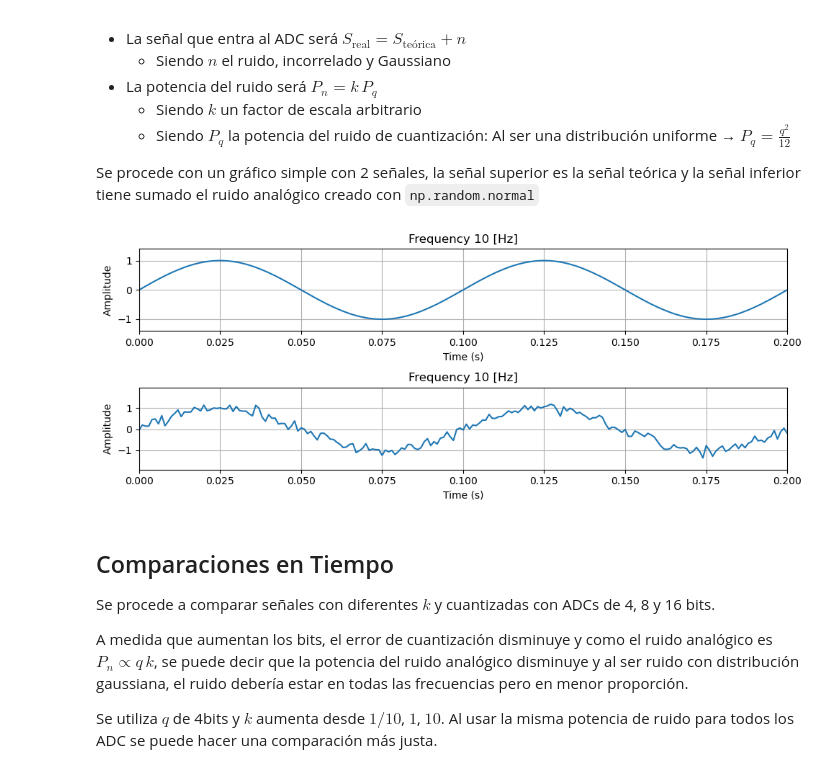
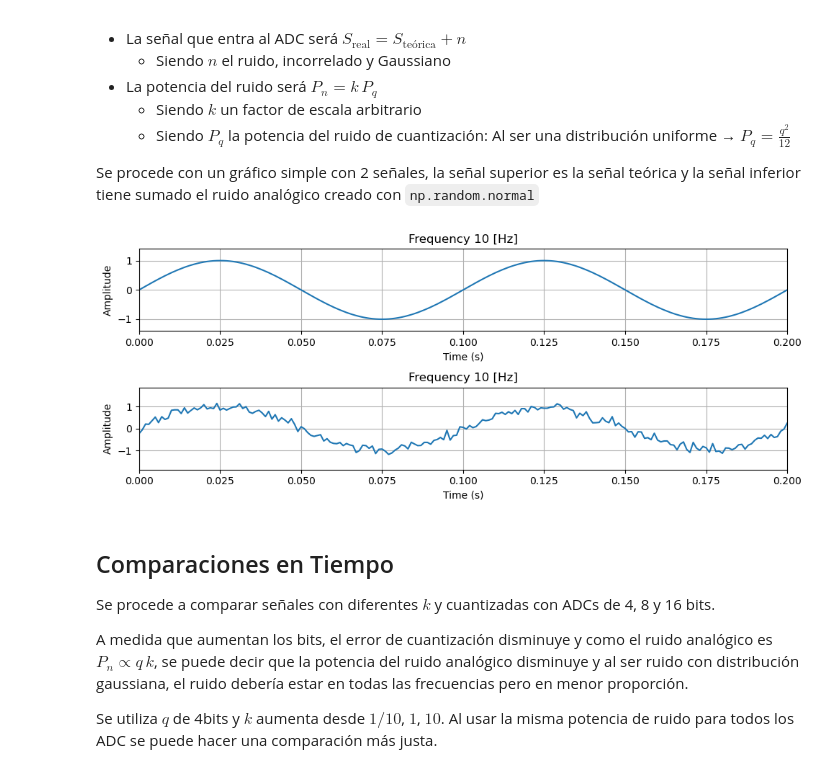
Before and after one commit to federico-b-ee/PDS-2024, a Jupyter notebook: TS4/notebook.ipynb, the cells around one changed output. Cells and saved outputs as stored; diff of their text form; code cells hidden in the pictures.

```diff
--- a/TS4/notebook.ipynb
+++ b/TS4/notebook.ipynb
@@ -25,37 +25,36 @@ Se procede con un gráfico simple con 2 señales, la señal superior es la seña
 # %%
 # @title: Generación de Ruido Uniforme Normalizado
 import sys
 import os
 
 sys.path.append(os.path.abspath(".."))
 from pds_utils import plotter, sine
 
 import numpy as np
 
 amplitude = 1
 # Se alimenta el adc con vcc y vee
 # Utilizando la amplitud de la señal
-vcc = amplitude*2
-vee = -amplitude*2
+vcc = amplitude * 2
+vee = -amplitude * 2
 
 # Señal a cuantizar
 fs = N = 1000
 f = 10
 t, sr = sine.wave(
     sampling_freq=fs, samples=N, amplitude=amplitude, dc_level=0, frequency=f
 )
 
 bits = 2
 q = (vcc - vee) / (2**bits - 1)
 
-random_signal = np.random.normal(0, q**2 / 12, N)
-normalized_signal = (random_signal - np.mean(random_signal)) / np.std(random_signal)
+random_signal = np.random.normal(0, np.sqrt(q**2 / 12 * 0.1), N)
 sn = sr + random_signal
 
 # Se grafica la señal real y con ruido
 plotter.multiple([(t, sr, f), (t, sn, f)])
 # %% [output]
-[figure, old version]
+[figure, new version]
 # %% [markdown]
 ## Comparaciones en Tiempo
 
```
Also changed, not shown: parts of 6 cells of this notebook, 1 other file.
